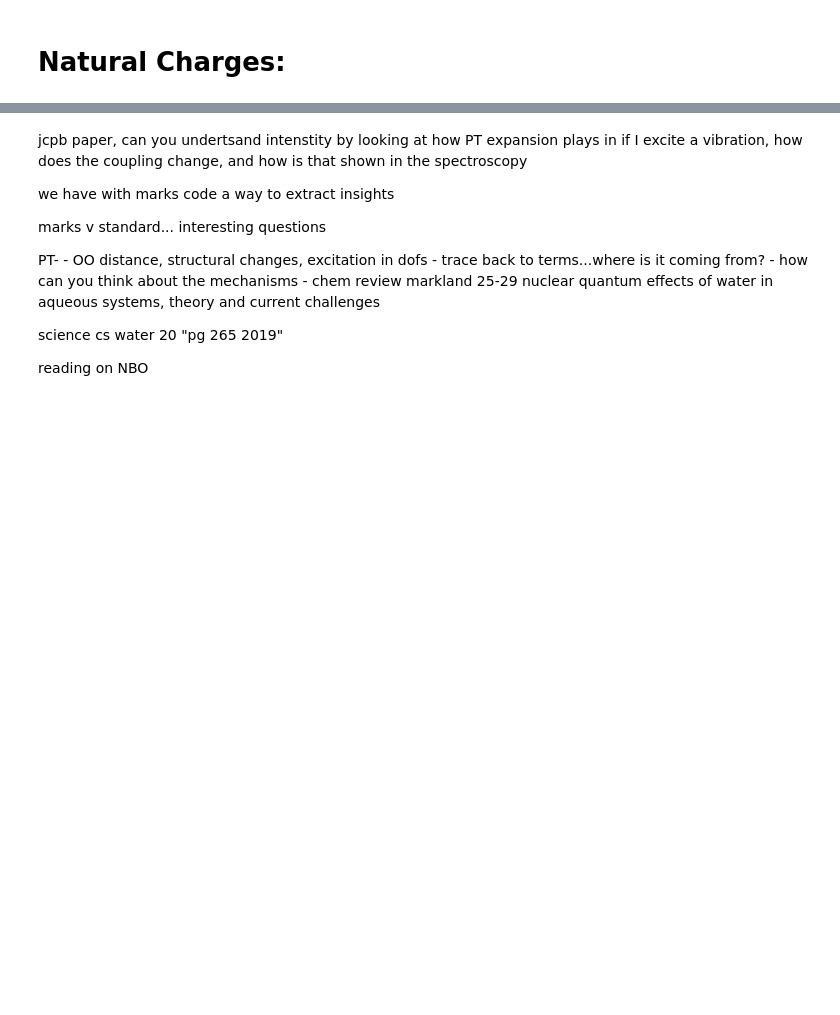
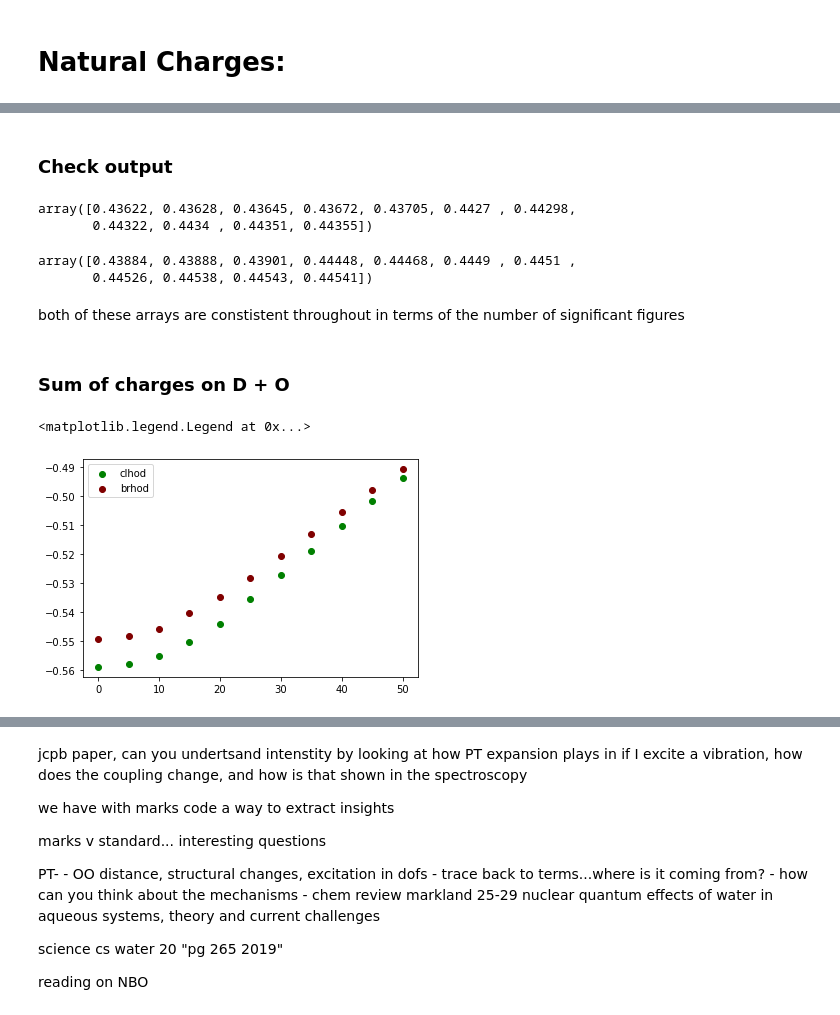
Before and after one commit to cgavinh/mccoy_hocl, a Jupyter notebook: HOCl_working.ipynb, the cells around one changed output, grey strips where cells are left out. Drawn from its saved outputs; the diff is of its cells as text; code cells hidden in the pictures; blank space fills up the shorter version.

```diff
--- a/HOCl_working.ipynb
+++ b/HOCl_working.ipynb
@@ -694,0 +706,29 @@ plt.savefig('natural_charges_clhocl_v_clhod.pdf')
+# %% [markdown]
+### Check output
+# %%
+clhod_oop_nbo[:,1]
+# %% [output]
+array([0.43622, 0.43628, 0.43645, 0.43672, 0.43705, 0.4427 , 0.44298,
+       0.44322, 0.4434 , 0.44351, 0.44355])
+# %%
+brhod_oop_nbo[:,1]
+# %% [output]
+array([0.43884, 0.43888, 0.43901, 0.44448, 0.44468, 0.4449 , 0.4451 ,
+       0.44526, 0.44538, 0.44543, 0.44541])
+# %% [markdown]
+both of these arrays are constistent throughout in terms of the number of significant figures
+# %% [markdown]
+### Sum of charges on D + O
+# %%
+fig = plt.figure()
+ax = plt.axes()
+
+oop = np.arange(0,55,5)
+#for i in range(4): axs[i,1].scatter(oop, clhod_oop_nbo[:,i], label="ClHOD", color='green', marker='.')
+#for i in range(4): axs[i,1].scatter(oop, brhod_oop_nbo[:,i], label="BrHOD", color='maroon', marker='v')
+plt.scatter(oop, clhod_oop_nbo[:,0] + clhod_oop_nbo[:,1], label="clhod", color='green')
+plt.scatter(oop, brhod_oop_nbo[:,0] + brhod_oop_nbo[:,1], label="brhod", color='maroon')
+plt.legend(loc='best')
+# %% [output]
+<matplotlib.legend.Legend at 0x...>
+[figure, added]
```
Also changed, not shown: parts of 45 cells of this notebook, 13 other files.
